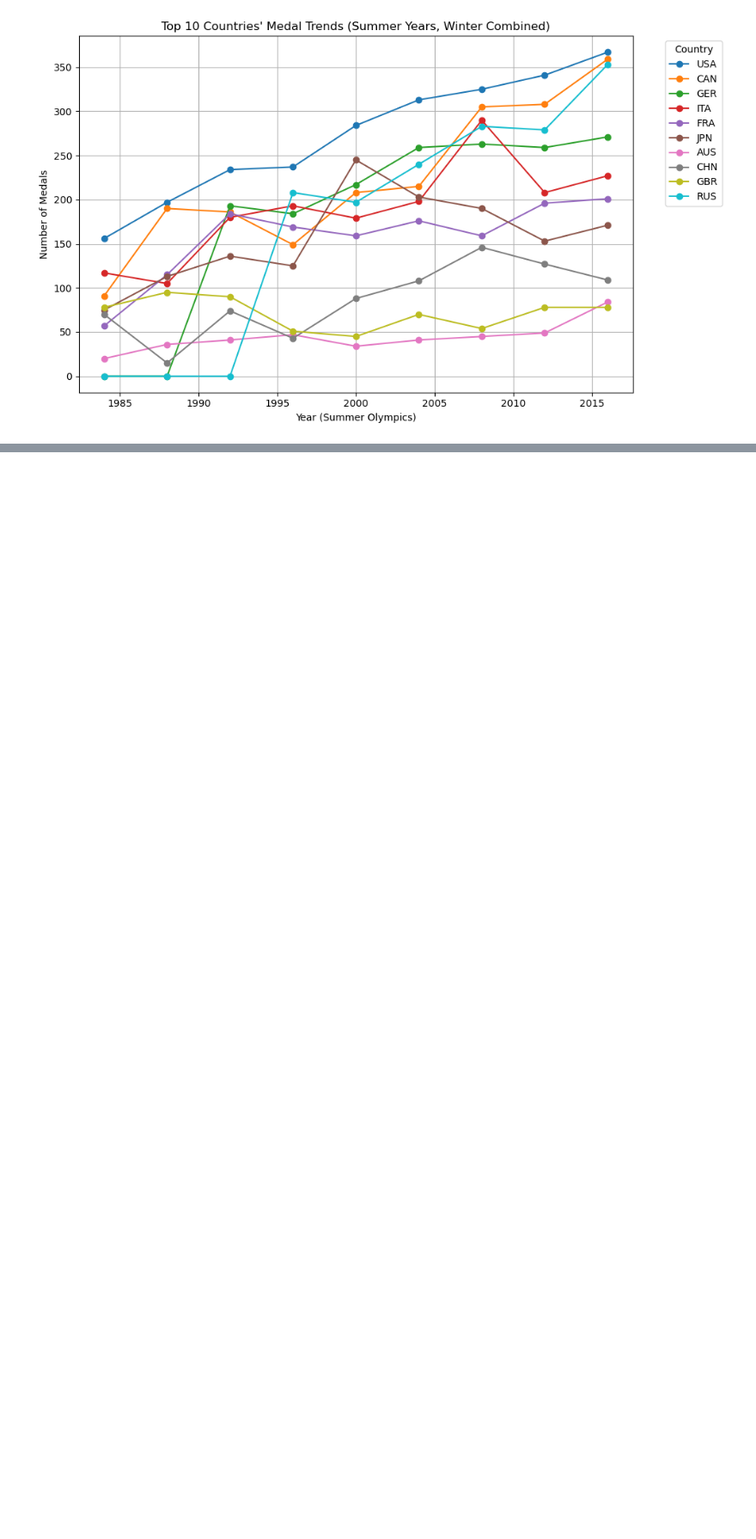
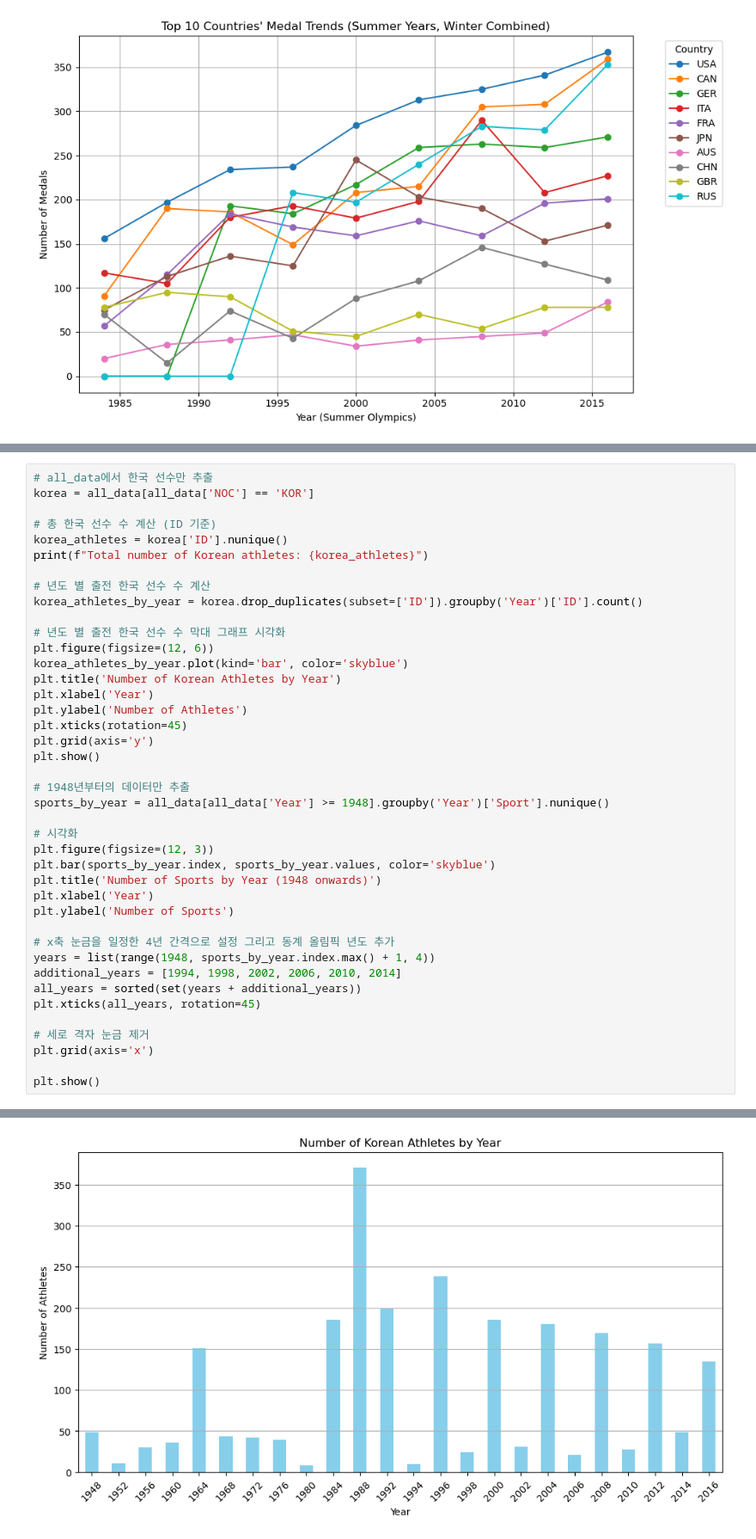
Before and after one commit to SeongJae999/AIffel_Datathon, a Jupyter notebook: olympic.ipynb, the cells around one changed output, grey strips where cells are left out. Shown at 86% size. Saved outputs shown, nothing was run; the diff lists cells and outputs as text; blank space fills up the shorter version.

```diff
--- a/olympic.ipynb
+++ b/olympic.ipynb
@@ -670,0 +700,42 @@ plt.show()
+# %%
+# all_data에서 한국 선수만 추출
+korea = all_data[all_data['NOC'] == 'KOR']
+
+# 총 한국 선수 수 계산 (ID 기준)
+korea_athletes = korea['ID'].nunique()
+print(f"Total number of Korean athletes: {korea_athletes}")
+
+# 년도 별 출전 한국 선수 수 계산
+korea_athletes_by_year = korea.drop_duplicates(subset=['ID']).groupby('Year')['ID'].count()
+
+# 년도 별 출전 한국 선수 수 막대 그래프 시각화
+plt.figure(figsize=(12, 6))
+korea_athletes_by_year.plot(kind='bar', color='skyblue')
+plt.title('Number of Korean Athletes by Year')
+plt.xlabel('Year')
+plt.ylabel('Number of Athletes')
+plt.xticks(rotation=45)
+plt.grid(axis='y')
+plt.show()
+
+# 1948년부터의 데이터만 추출
+sports_by_year = all_data[all_data['Year'] >= 1948].groupby('Year')['Sport'].nunique()
+
+# 시각화
+plt.figure(figsize=(12, 3))
+plt.bar(sports_by_year.index, sports_by_year.values, color='skyblue')
+plt.title('Number of Sports by Year (1948 onwards)')
+plt.xlabel('Year')
+plt.ylabel('Number of Sports')
+
+# x축 눈금을 일정한 4년 간격으로 설정 그리고 동계 올림픽 년도 추가
+years = list(range(1948, sports_by_year.index.max() + 1, 4))
+additional_years = [1994, 1998, 2002, 2006, 2010, 2014]
+all_years = sorted(set(years + additional_years))
+plt.xticks(all_years, rotation=45)
+
+# 세로 격자 눈금 제거
+plt.grid(axis='x')
+
+plt.show()
+# %% [output]
@@ -670,0 +743 @@ plt.show()
+[figure, added]
```
Also changed, not shown: parts of 11 cells of this notebook.
